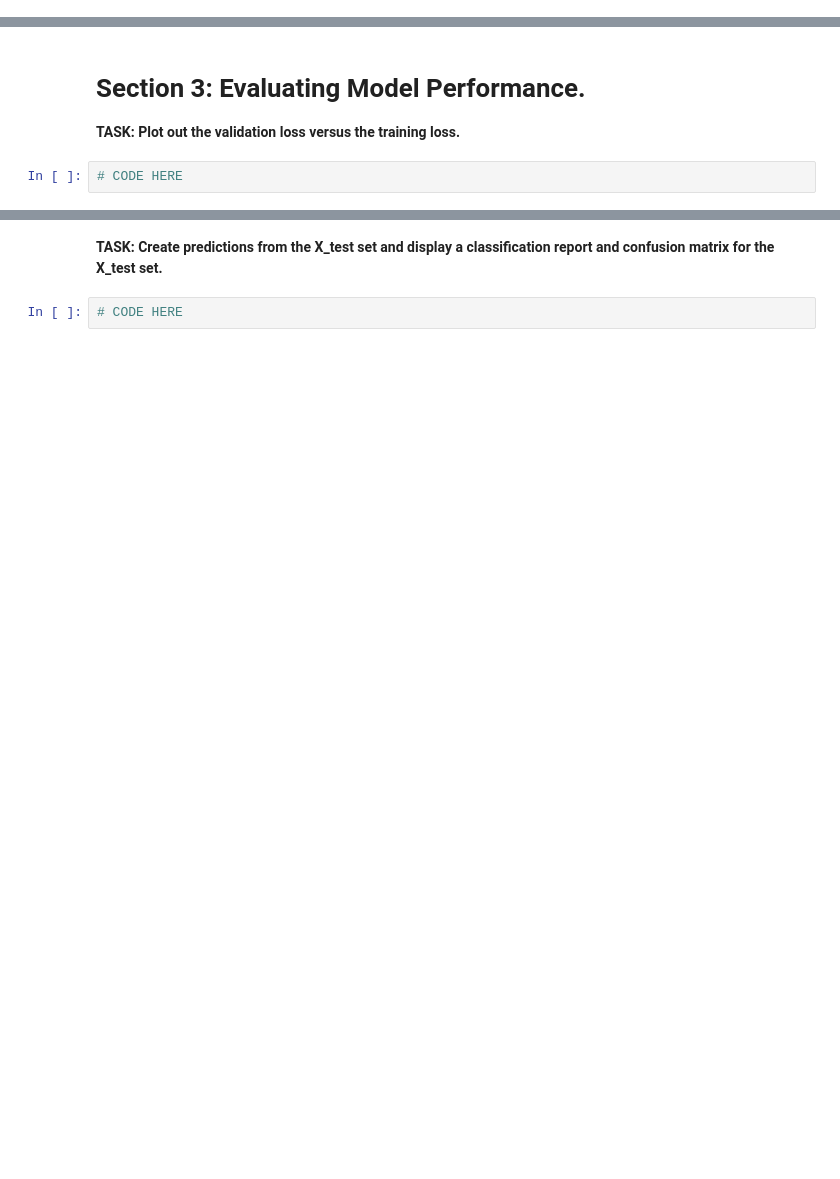
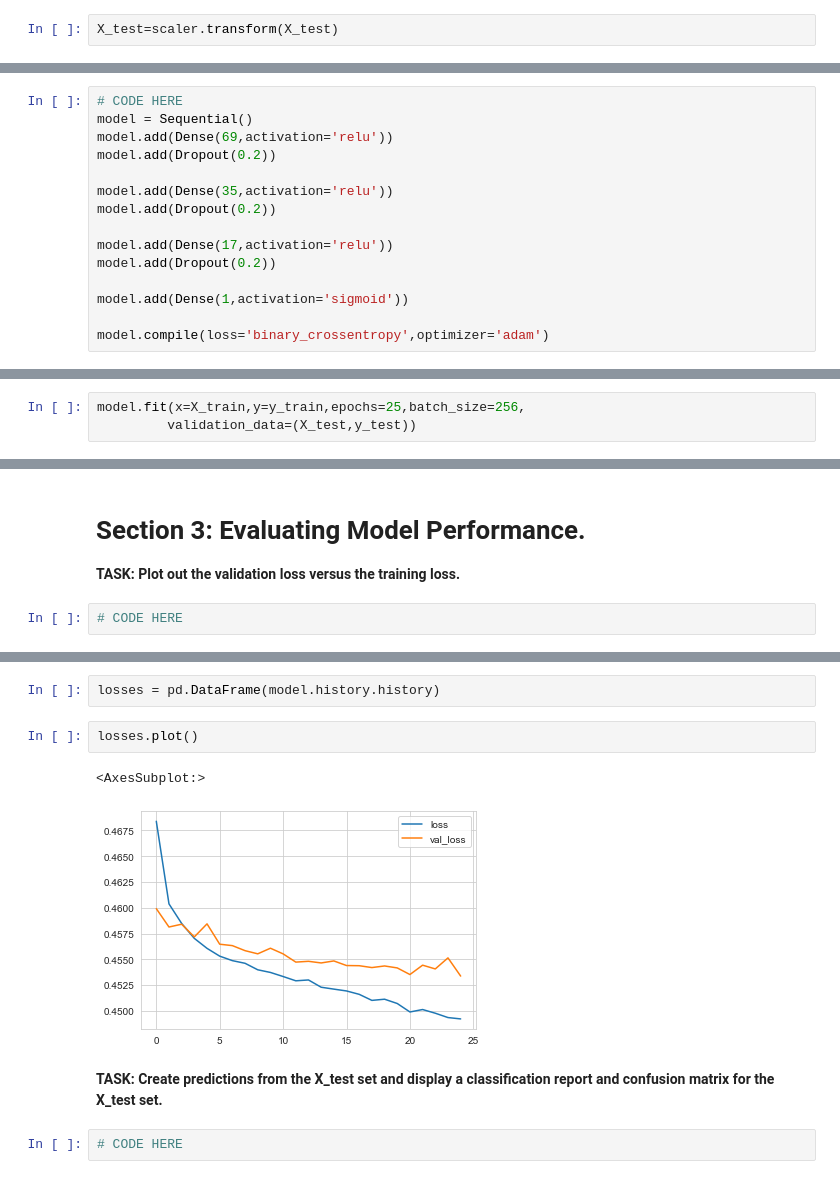
Before and after one commit to zura-papiashvili/Data-Science, a Jupyter notebook: deep learning project/03-Keras-Project.ipynb, the cells around one changed output, grey strips where cells are left out. Saved outputs shown, nothing was run; the diff lists cells and outputs as text; blank space fills up the shorter version.

Commit message:
first model

```diff
--- a/deep learning project/03-Keras-Project.ipynb
+++ b/deep learning project/03-Keras-Project.ipynb
@@ -923,3 +982,5 @@ print(len(df))
+# %%
+X_test=scaler.transform(X_test)
 # %% [markdown]
 # Creating the Model
 
@@ -942,3 +998,18 @@ model = Sequential()
+# %%
+# CODE HERE
+model = Sequential()
+model.add(Dense(69,activation='relu'))
+model.add(Dropout(0.2))
+
+model.add(Dense(35,activation='relu'))
+model.add(Dropout(0.2))
+
+model.add(Dense(17,activation='relu'))
+model.add(Dropout(0.2))
+
+model.add(Dense(1,activation='sigmoid'))
+
+model.compile(loss='binary_crossentropy',optimizer='adam')
 # %% [markdown]
 **TASK: Fit the model to the training data for at least 25 epochs. Also add in the validation data for later plotting. Optional: add in a batch_size of 256.**
 # %%
@@ -965,0 +1017,3 @@ Epoch 25/25
+# %%
+model.fit(x=X_train,y=y_train,epochs=25,batch_size=256,
+         validation_data=(X_test,y_test))
@@ -980,3 +1053,10 @@ Epoch 25/25
+# %%
+losses = pd.DataFrame(model.history.history)
+# %%
+losses.plot()
+# %% [output]
+<AxesSubplot:>
+[figure, added]
 # %% [markdown]
 **TASK: Create predictions from the X_test set and display a classification report and confusion matrix for the X_test set.**
 # %%
```
Also changed, not shown: parts of 65 cells of this notebook, 1 other file.
